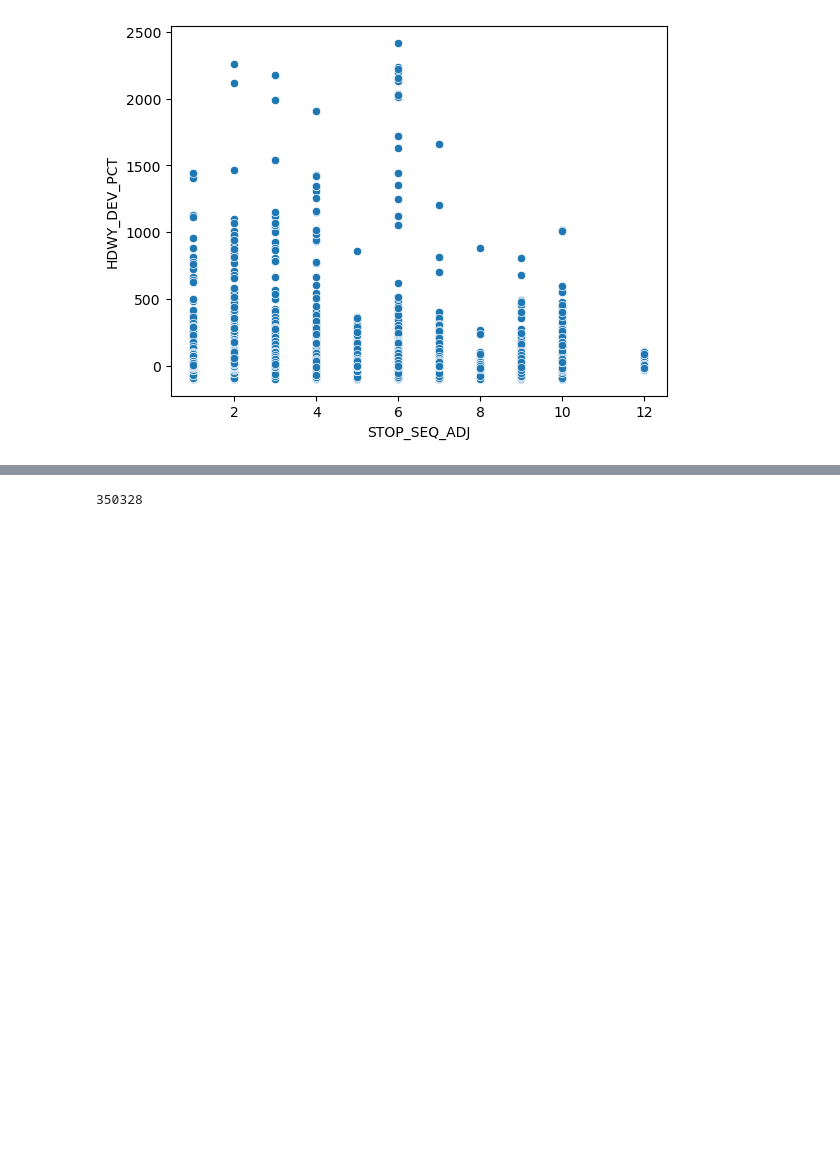
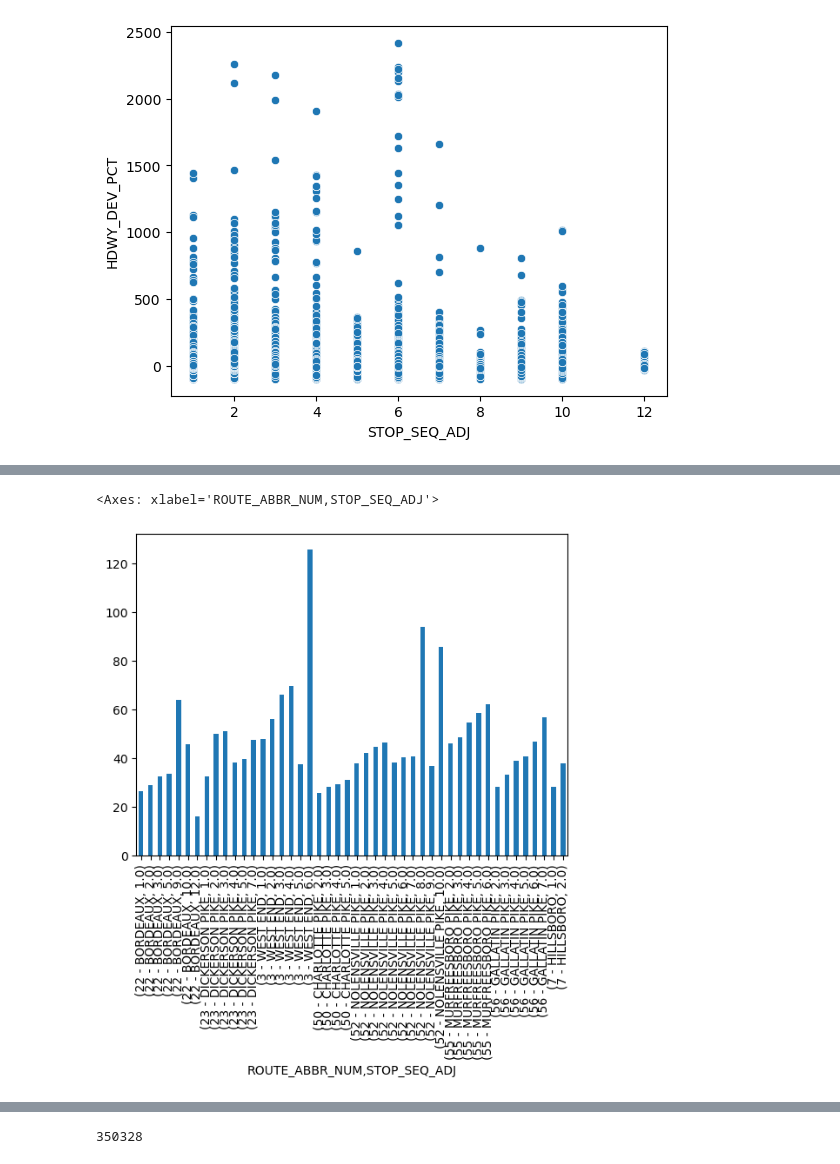
Before and after one commit to ballir27/wego-nashville-bus-adherence, a Jupyter notebook: Notebooks/AB-WeGo-Dist-Time-Travelled-Analysis.ipynb, the cells around one changed output, grey strips where cells are left out. Drawn from its saved outputs; the diff is of its cells as text; code cells hidden in the pictures; blank space fills up the shorter version.

```diff
--- a/Notebooks/AB-WeGo-Dist-Time-Travelled-Analysis.ipynb
+++ b/Notebooks/AB-WeGo-Dist-Time-Travelled-Analysis.ipynb
@@ -397,0 +394,5 @@ headway_df_adj['CORRECTED_TRIP_ID2'] = headway_df_adj['CORRECTED_TRIP_ID'].astyp
+# %%
+headway_df_adj.groupby(['ROUTE_ABBR_NUM','STOP_SEQ_ADJ'])['HDWY_DEV_PCT'].std().dropna().plot.bar()
+# %% [output]
+<Axes: xlabel='ROUTE_ABBR_NUM,STOP_SEQ_ADJ'>
+[figure, added]
```
Also changed, not shown: parts of 79 cells of this notebook.
